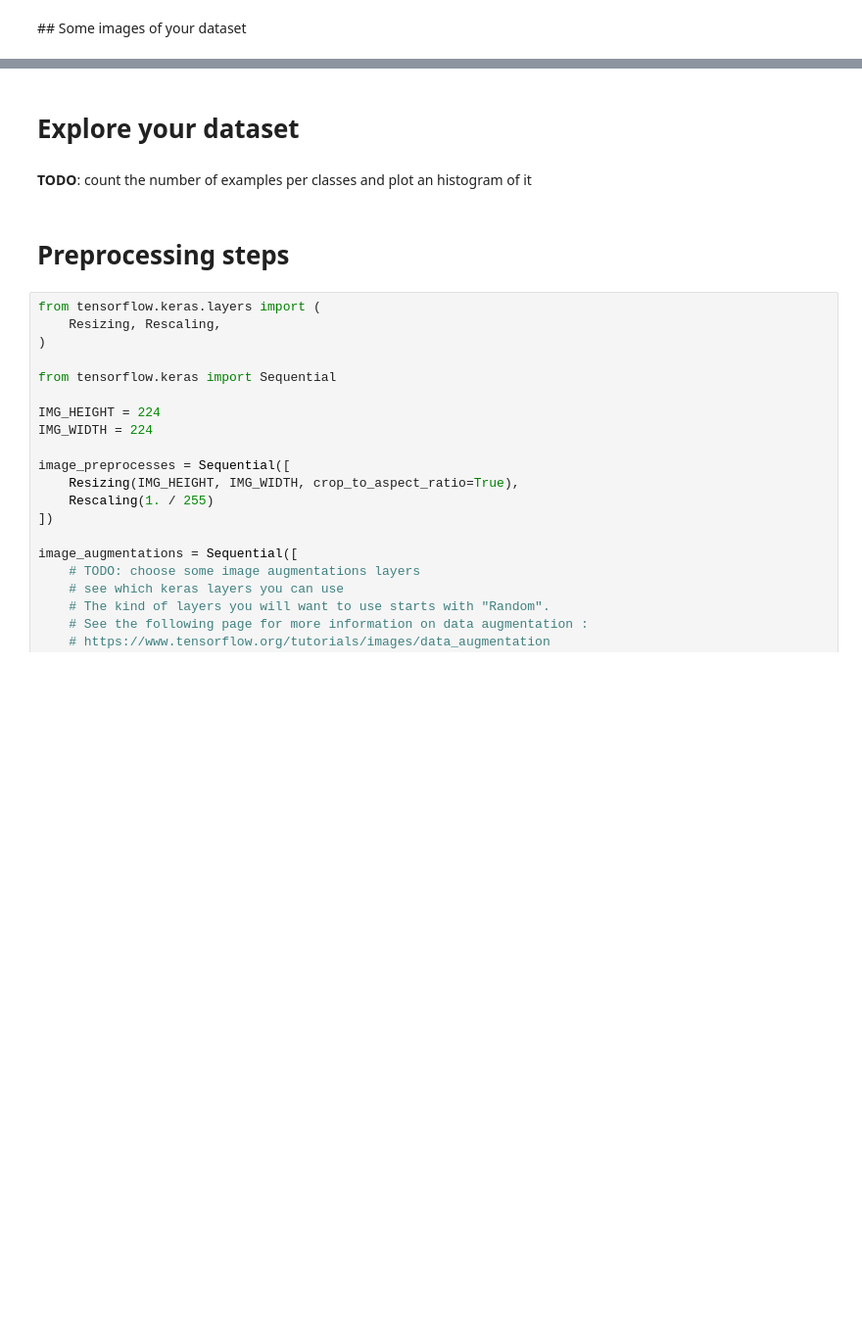
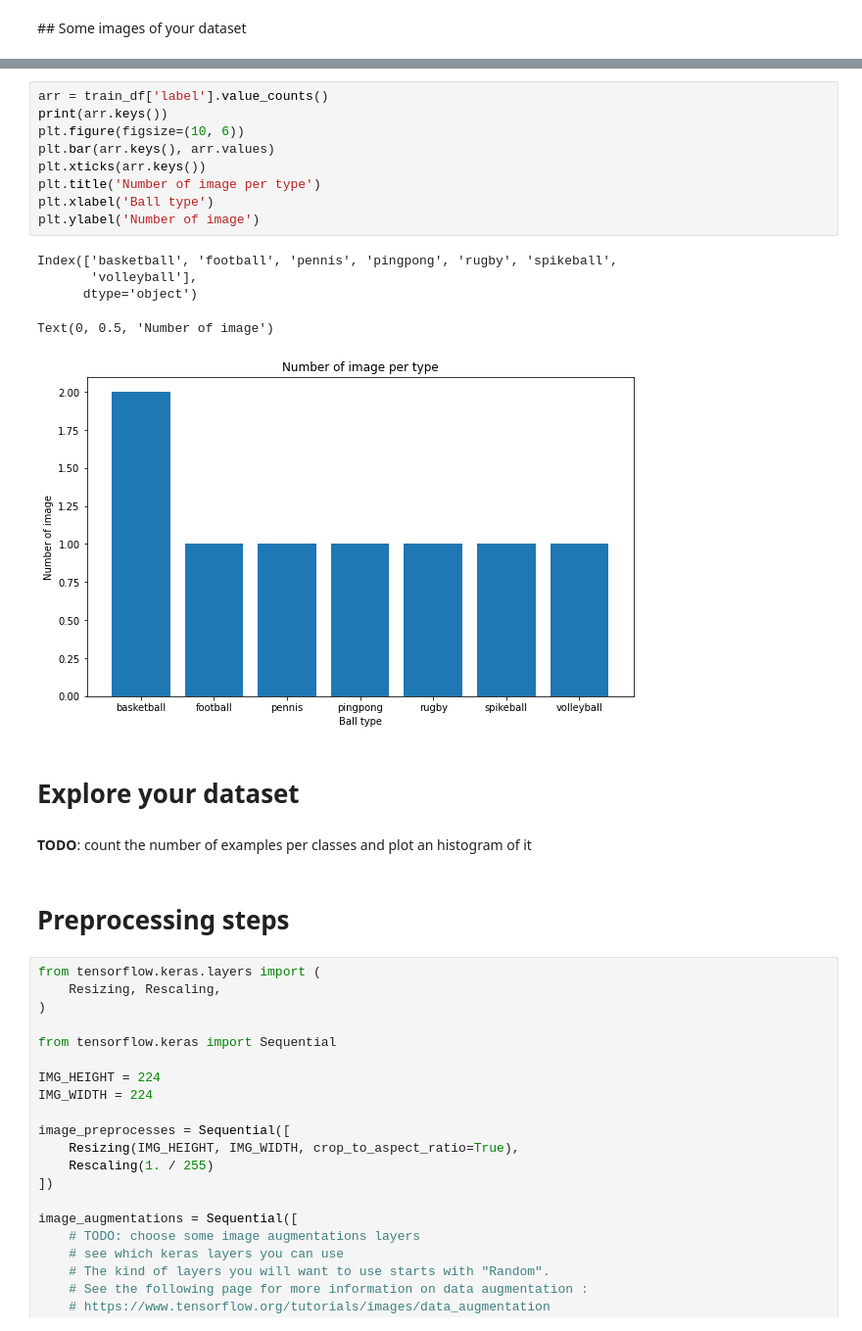
Before and after one commit to heig-vkaelin/arn, a Jupyter notebook: pw5/notebooks/TransferLearning_part2.ipynb, the cells around one changed output, grey strips where cells are left out. Shown at 98% size. Drawn from its saved outputs; the diff is of its cells as text; blank space fills up the shorter version.

Commit message:
feat: histogrammo

```diff
--- a/pw5/notebooks/TransferLearning_part2.ipynb
+++ b/pw5/notebooks/TransferLearning_part2.ipynb
@@ -55,3 +75,18 @@ for _, rowdata in train_df.sample(frac=1).head(9).iterrows():
+# %%
+arr = train_df['label'].value_counts()
+print(arr.keys())
+plt.figure(figsize=(10, 6))
+plt.bar(arr.keys(), arr.values)
+plt.xticks(arr.keys())
+plt.title('Number of image per type')
+plt.xlabel('Ball type')
+plt.ylabel('Number of image')
+# %% [output]
+Index(['basketball', 'football', 'pennis', 'pingpong', 'rugby', 'spikeball',
+       'volleyball'],
+      dtype='object')
+Text(0, 0.5, 'Number of image')
+[figure, added]
 # %% [markdown]
 # Explore your dataset
 # %% [markdown]
```
Also changed, not shown: parts of 5 cells of this notebook, 2 other files.
